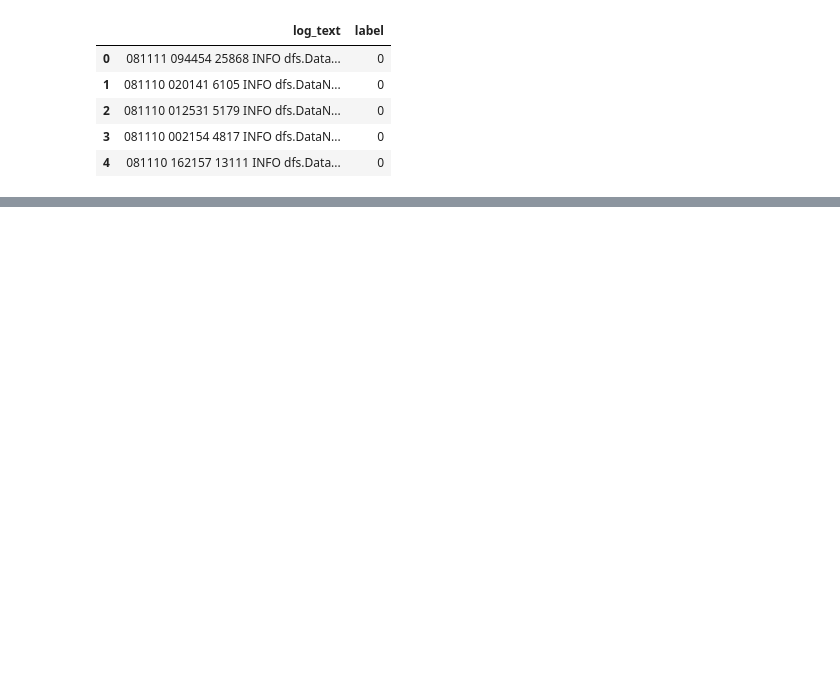
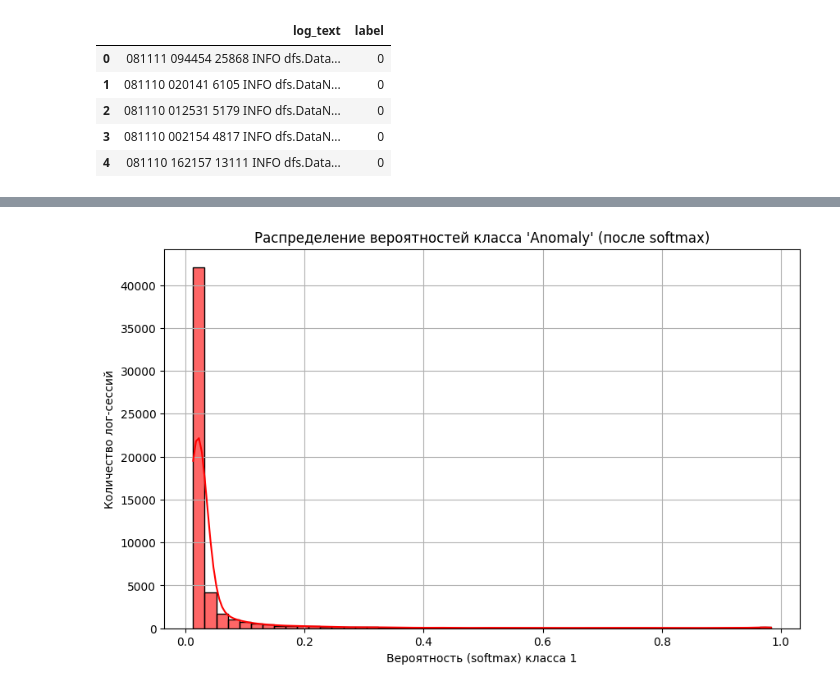
Before and after one commit to vovotata/soc_ml_project, a Jupyter notebook: notebooks/hdfs_parsing.ipynb, the cells around one changed output, grey strips where cells are left out. Saved outputs shown, nothing was run; the diff lists cells and outputs as text; code cells hidden in the pictures; blank space fills up the shorter version.

```diff
--- a/notebooks/hdfs_parsing.ipynb
+++ b/notebooks/hdfs_parsing.ipynb
@@ -494,0 +749,28 @@ print(conf_matrix)
+# %%
+import matplotlib.pyplot as plt
+import seaborn as sns
+from torch.nn.functional import softmax
+from tqdm import tqdm
+
+model.eval()
+anomaly_probs = []
+
+with torch.no_grad():
+    for batch in tqdm(test_loader, desc="Collecting anomaly probabilities"):
+        input_ids = batch['input_ids'].to(device)
+        attention_mask = batch['attention_mask'].to(device)
+
+        outputs = model(input_ids, attention_mask=attention_mask)
+        probs = softmax(outputs.logits, dim=1)
+        anomaly_probs.extend(probs[:, 1].cpu().numpy())
+
+
+plt.figure(figsize=(10, 6))
+sns.histplot(anomaly_probs, bins=50, kde=True, color='red', alpha=0.6)
+plt.title("Распределение вероятностей класса 'Anomaly' (после softmax)")
+plt.xlabel("Вероятность (softmax) класса 1")
+plt.ylabel("Количество лог-сессий")
+plt.grid(True)
+plt.show()
+# %% [output]
+[figure, added]
```
Also changed, not shown: parts of 23 cells of this notebook.
